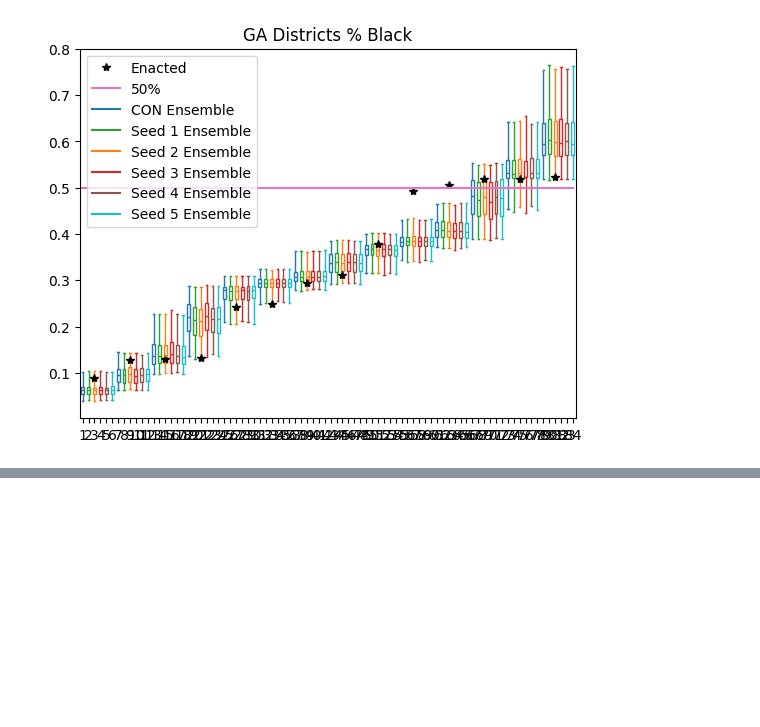
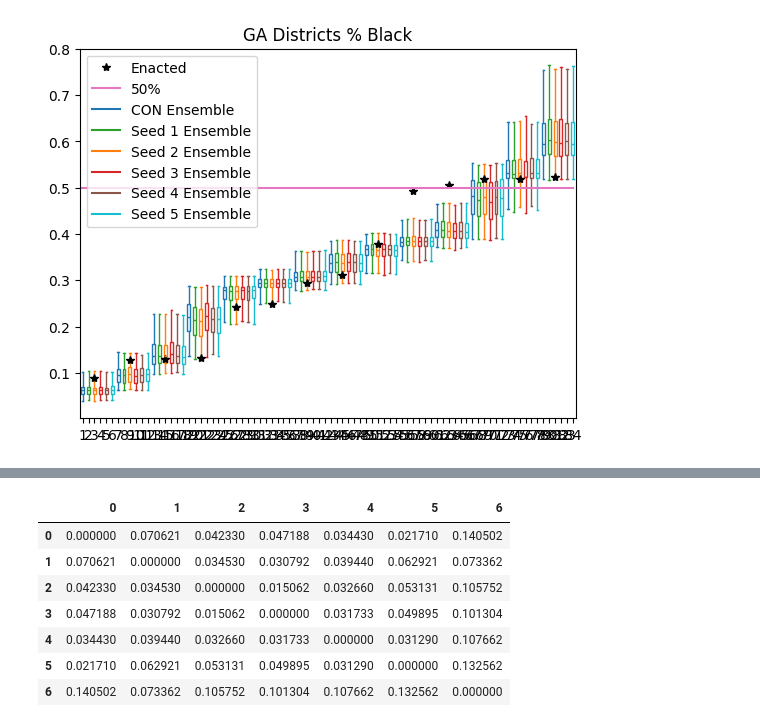
Before and after one commit to angela-moon/vra-analysis-south, a Jupyter notebook: GA/GA_Process_Ensemble_Outputs.ipynb, the cells around one changed output, grey strips where cells are left out. Cells and saved outputs as stored; diff of their text form; code cells hidden in the pictures; blank space fills up the shorter version.

```diff
--- a/GA/GA_Process_Ensemble_Outputs.ipynb
+++ b/GA/GA_Process_Ensemble_Outputs.ipynb
@@ -518,3 +739,17 @@ for t in ts[1:]:
+# %%
+df4 = pd.read_csv("./GA_Ensemble_Stats/chain_outputs_4_1000.csv")
+
+for t in ts[1:]:
+    dftemp = pd.read_csv(f"./GA_Ensemble_Stats/chain_outputs_4_{t}.csv")
+    df4 = pd.concat([df4, dftemp], ignore_index=True)
+# %%
+df5 = pd.read_csv("./GA_Ensemble_Stats/chain_outputs_5_1000.csv")
+
+for t in ts[1:]:
+    dftemp = pd.read_csv(f"./GA_Ensemble_Stats/chain_outputs_5_{t}.csv")
+    df5 = pd.concat([df5, dftemp], ignore_index=True)
+# %%
+df_alarm = pd.read_csv("./Redist Analysis/GA_ALARM_Ensemble_stats/chain_outputs.csv")
 # %%
 counts = Counter(df['County splits'])
 
@@ -563,0 +831,21 @@ plt.show()
+# %%
+mms = [df['MM'].dropna().to_numpy(),
+       df1['MM'].dropna().to_numpy(),
+       df2['MM'].dropna().to_numpy(),
+       df3['MM'].dropna().to_numpy(),
+       df4['MM'].dropna().to_numpy(),
+       df5['MM'].dropna().to_numpy(),
+       df_alarm['mms'].dropna().to_numpy()]
+
+ks_tests.append(ks_df(mms))
+# %%
+ks_df(mms)
+# %% [output]
+|  | 0 | 1 | 2 | 3 | 4 | 5 | 6 |
+| 0 | 0.000000 | 0.070621 | 0.042330 | 0.047188 | 0.034430 | 0.021710 | 0.140502 |
+| 1 | 0.070621 | 0.000000 | 0.034530 | 0.030792 | 0.039440 | 0.062921 | 0.073362 |
+| 2 | 0.042330 | 0.034530 | 0.000000 | 0.015062 | 0.032660 | 0.053131 | 0.105752 |
+| 3 | 0.047188 | 0.030792 | 0.015062 | 0.000000 | 0.031733 | 0.049895 | 0.101304 |
+| 4 | 0.034430 | 0.039440 | 0.032660 | 0.031733 | 0.000000 | 0.031290 | 0.107662 |
+| 5 | 0.021710 | 0.062921 | 0.053131 | 0.049895 | 0.031290 | 0.000000 | 0.132562 |
+| 6 | 0.140502 | 0.073362 | 0.105752 | 0.101304 | 0.107662 | 0.132562 | 0.000000 |
```
Also changed, not shown: parts of 26 cells of this notebook, 5 other files.
